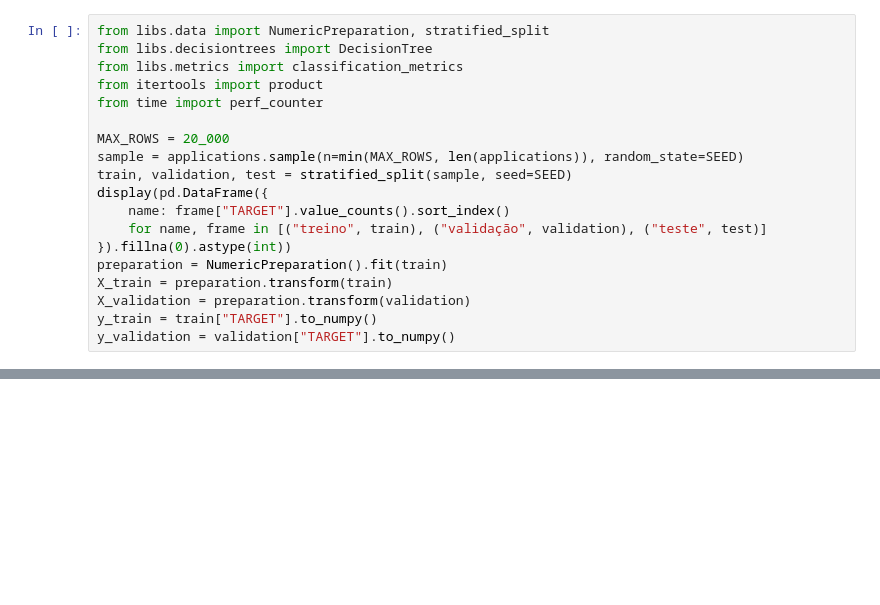
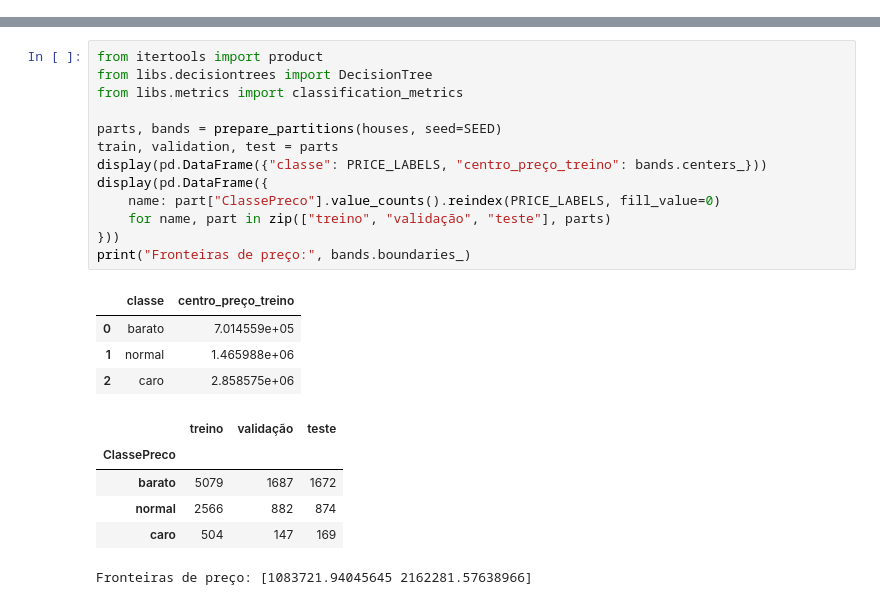
Before and after one commit to AnyTng/FAI26_P01_G09, a Jupyter notebook: 02_classify.ipynb, the cells around one changed output, grey strips where cells are left out. Saved outputs shown, nothing was run; the diff lists cells and outputs as text; blank space fills up the shorter version.

```diff
--- a/02_classify.ipynb
+++ b/02_classify.ipynb
@@ -34,19 +34,0 @@ O teste fica reservado para a avaliação final.
-# %%
-from libs.data import NumericPreparation, stratified_split
-from libs.decisiontrees import DecisionTree
-from libs.metrics import classification_metrics
-from itertools import product
-from time import perf_counter
-
-MAX_ROWS = 20_000
-sample = applications.sample(n=min(MAX_ROWS, len(applications)), random_state=SEED)
-train, validation, test = stratified_split(sample, seed=SEED)
-display(pd.DataFrame({
-    name: frame["TARGET"].value_counts().sort_index()
-    for name, frame in [("treino", train), ("validação", validation), ("teste", test)]
-}).fillna(0).astype(int))
-preparation = NumericPreparation().fit(train)
-X_train = preparation.transform(train)
-X_validation = preparation.transform(validation)
-y_train = train["TARGET"].to_numpy()
-y_validation = validation["TARGET"].to_numpy()
@@ -113,0 +40,24 @@ Os resultados descrevem esta experiência académica e não validam uma polític
+# %%
+from itertools import product
+from libs.decisiontrees import DecisionTree
+from libs.metrics import classification_metrics
+
+parts, bands = prepare_partitions(houses, seed=SEED)
+train, validation, test = parts
+display(pd.DataFrame({"classe": PRICE_LABELS, "centro_preço_treino": bands.centers_}))
+display(pd.DataFrame({
+    name: part["ClassePreco"].value_counts().reindex(PRICE_LABELS, fill_value=0)
+    for name, part in zip(["treino", "validação", "teste"], parts)
+}))
+print("Fronteiras de preço:", bands.boundaries_)
+# %% [output]
+|  | classe | centro_preço_treino |
+| 0 | barato | 7.014559e+05 |
+| 1 | normal | 1.465988e+06 |
+| 2 | caro | 2.858575e+06 |
+|  | treino | validação | teste |
+| ClassePreco |  |  |  |
+| barato | 5079 | 1687 | 1672 |
+| normal | 2566 | 882 | 874 |
+| caro | 504 | 147 | 169 |
+Fronteiras de preço: [1083721.94045645 2162281.57638966]
```
Also changed, not shown: parts of 18 cells of this notebook, 14 other files.
